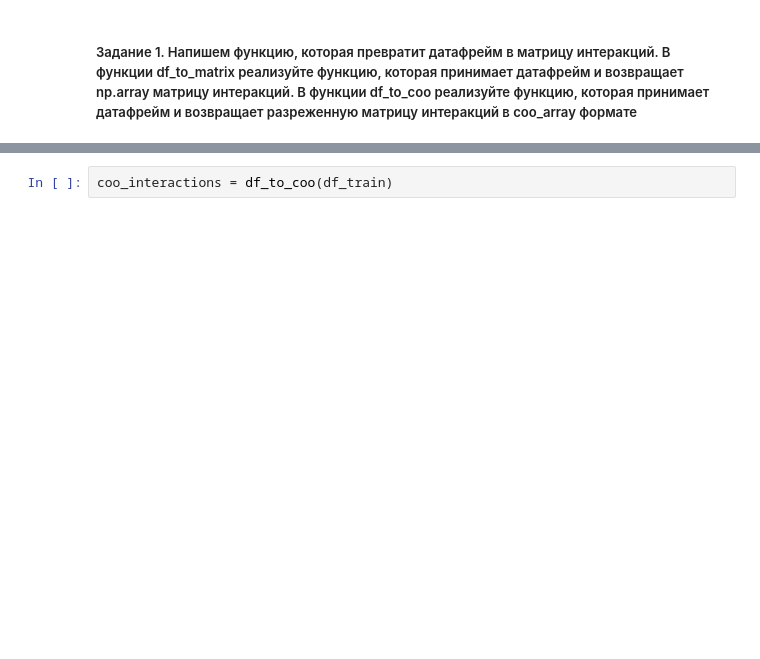
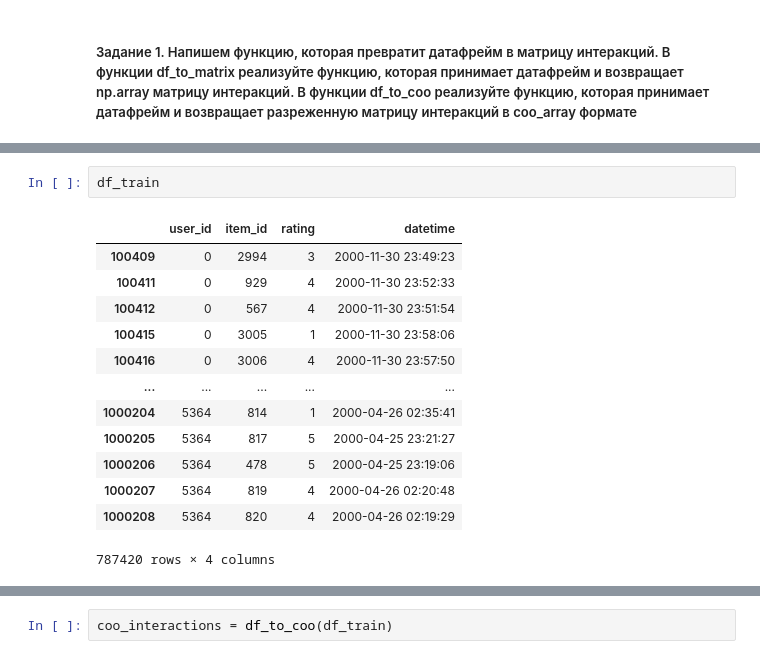
Before and after one commit to sekigo/Projects, a Jupyter notebook: HSE_RecSys_HW2_sekigo.ipynb, the cells around one changed output, grey strips where cells are left out. Cells and saved outputs as stored; diff of their text form; blank space fills up the shorter version.

```diff
--- a/HSE_RecSys_HW2_sekigo.ipynb
+++ b/HSE_RecSys_HW2_sekigo.ipynb
@@ -57,0 +151,16 @@ df_train['item_id'].nunique(), df_train['item_id'].max()
+# %%
+df_train
+# %% [output]
+|  | user_id | item_id | rating | datetime |
+| 100409 | 0 | 2994 | 3 | 2000-11-30 23:49:23 |
+| 100411 | 0 | 929 | 4 | 2000-11-30 23:52:33 |
+| 100412 | 0 | 567 | 4 | 2000-11-30 23:51:54 |
+| 100415 | 0 | 3005 | 1 | 2000-11-30 23:58:06 |
+| 100416 | 0 | 3006 | 4 | 2000-11-30 23:57:50 |
+| ... | ... | ... | ... | ... |
+| 1000204 | 5364 | 814 | 1 | 2000-04-26 02:35:41 |
+| 1000205 | 5364 | 817 | 5 | 2000-04-25 23:21:27 |
+| 1000206 | 5364 | 478 | 5 | 2000-04-25 23:19:06 |
+| 1000207 | 5364 | 819 | 4 | 2000-04-26 02:20:48 |
+| 1000208 | 5364 | 820 | 4 | 2000-04-26 02:19:29 |
+787420 rows × 4 columns
```
Also changed, not shown: parts of 19 cells of this notebook, 5 other files.
